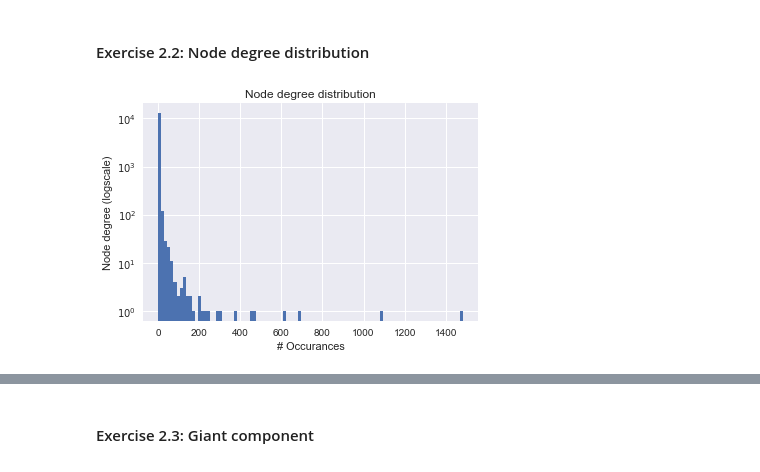
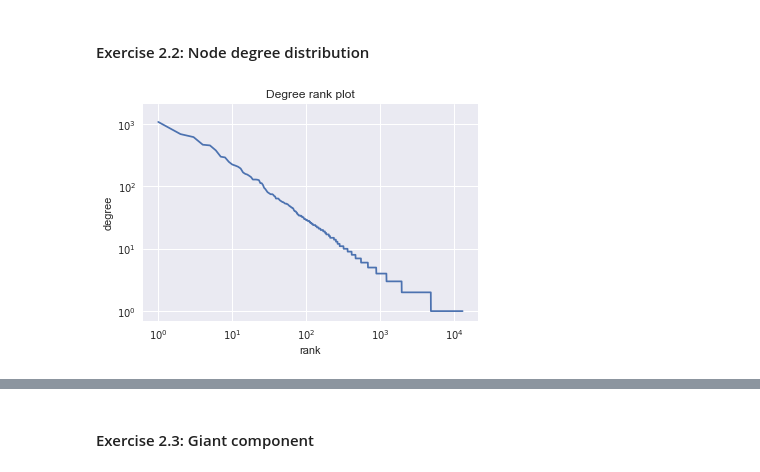
Before and after one commit to aurlien/friendship_paradox, a Jupyter notebook: lab2/notebooks/ix-lab2-notebook-part1.ipynb, the cells around one changed output, grey strips where cells are left out. Saved outputs shown, nothing was run; the diff lists cells and outputs as text; code cells hidden in the pictures.

```diff
--- a/lab2/notebooks/ix-lab2-notebook-part1.ipynb
+++ b/lab2/notebooks/ix-lab2-notebook-part1.ipynb
@@ -65,14 +65,14 @@ len(G.edges())
 18584
 # %% [markdown]
 #### Exercise 2.2:  Node degree distribution
-# %%
-degrees = G.degree().values()
-degree_values = [abs(float(i)) for i in degrees]
-
-plt.title('Node degree distribution')
-plt.xlabel('# Occurances')
-plt.ylabel('Node degree (logscale)')
-plt.hist(degree_values, log=True, bins=100)
-plt.show()
-# %% [output]
-[figure, removed]
+# %%
+degrees = sorted(G.degree().values(), reverse=True)
+cumulative = np.cumsum(degrees)
+# %%
+plt.loglog(degrees)
+plt.title("Degree rank plot")
+plt.ylabel("degree")
+plt.xlabel("rank")
+plt.show()
+# %% [output]
+[figure, added]
```
Also changed, not shown: parts of 5 cells of this notebook.
